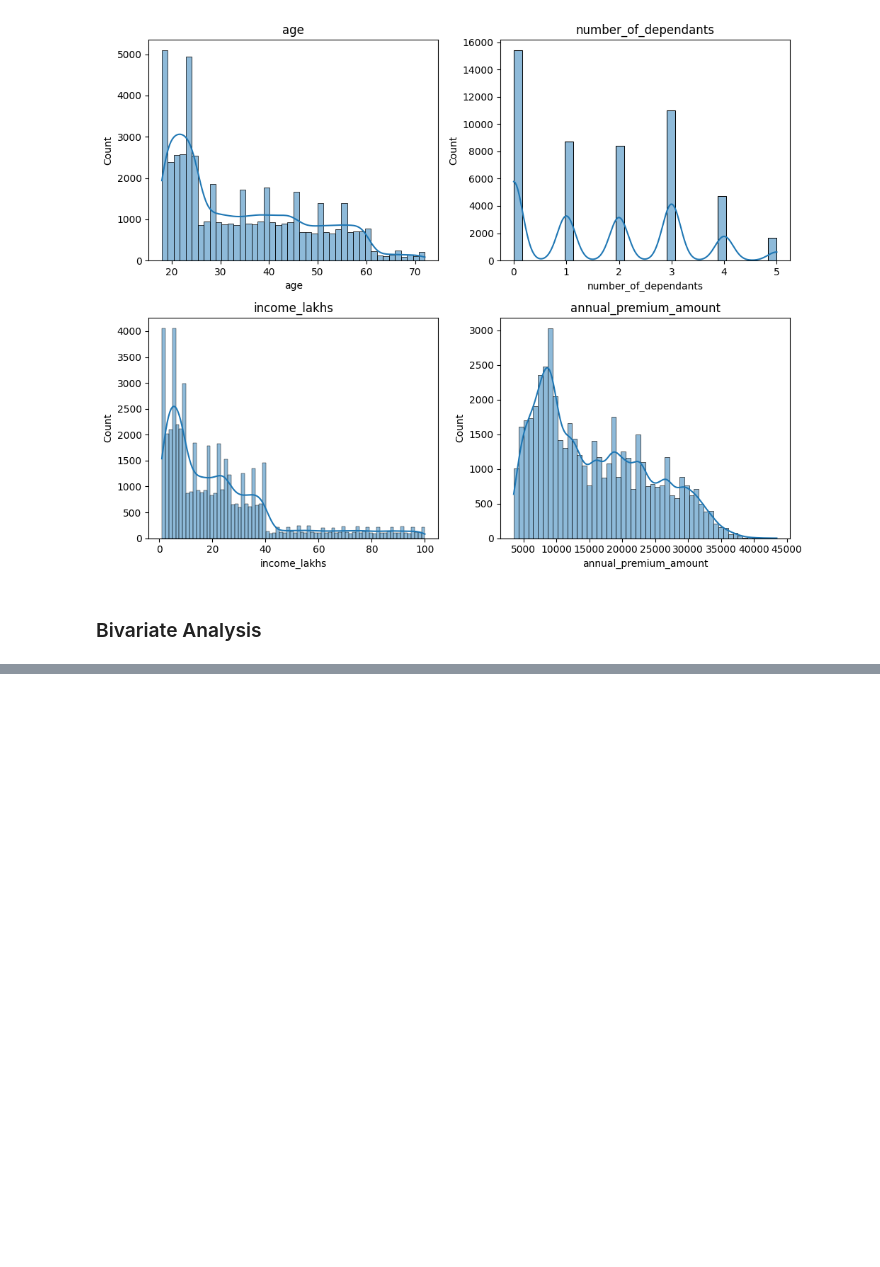
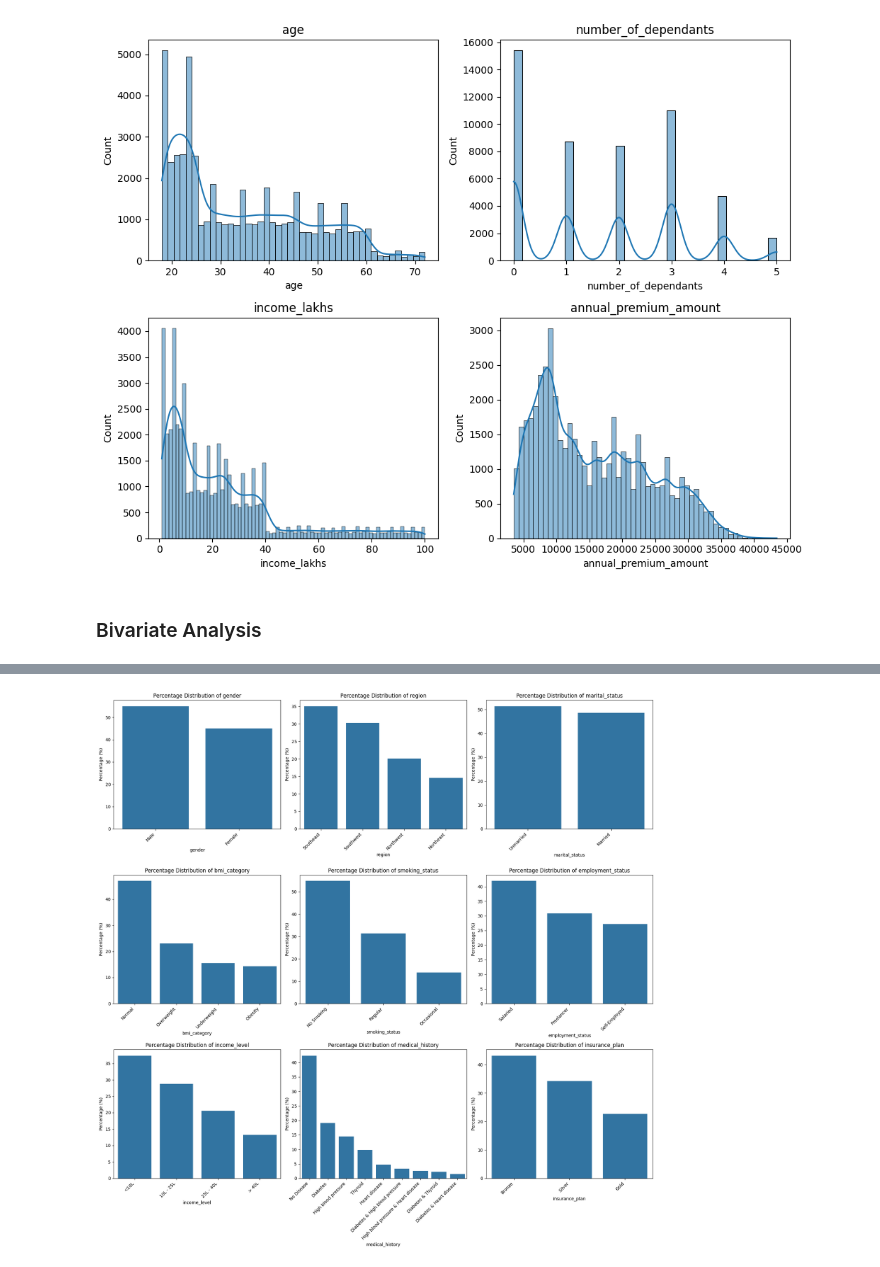
Before and after one commit to ByteMeRadi/Healthcare-Premium-Prediction-App, a Jupyter notebook: data_cleaning/ml_premium_prediction.ipynb, the cells around one changed output, grey strips where cells are left out. Cells and saved outputs as stored; diff of their text form; code cells hidden in the pictures; blank space fills up the shorter version.

```diff
--- a/data_cleaning/ml_premium_prediction.ipynb
+++ b/data_cleaning/ml_premium_prediction.ipynb
@@ -260,0 +283,4 @@ plt.show()
+# %%
+categorical_cols = ['gender', 'region', 'marital_status', 'bmi_category', 'smoking_status', 'employment_status', 'income_level', 'medical_history', 'insurance_plan']
+for col in categorical_cols:
+  print(col, ":", df2[col].unique())
@@ -260,0 +332,21 @@ plt.show()
+# %%
+fig, axes = plt.subplots(nrows=3, ncols=3, figsize=(18, 18)) # You can adjust the size as necessary
+axes = axes.flatten() #This will flatten the 2D array of axes into 1D for easier iteration
+
+for ax, column in zip(axes, categorical_cols):
+  #Calculate the percentage distribution of each category
+  category_counts = df2[column].value_counts(normalize=True) * 100
+
+  #Plotting the distribution using barplot
+  sns.barplot(x=category_counts.index, y=category_counts.values, ax=ax)
+  ax.set_title(f'Percentage Distribution of {column}')
+  ax.set_xlabel(column) #Set xlabel to the column name for clarity
+  ax.set_ylabel('Percentage (%)')
+
+  # Rotate x labels
+  ax.set_xticklabels(ax.get_xticklabels(), rotation=45, ha='right')
+
+plt.tight_layout() # You can adjust layout
+plt.show()
+# %% [output]
+[figure, added]
```
Also changed, not shown: parts of 12 cells of this notebook.
